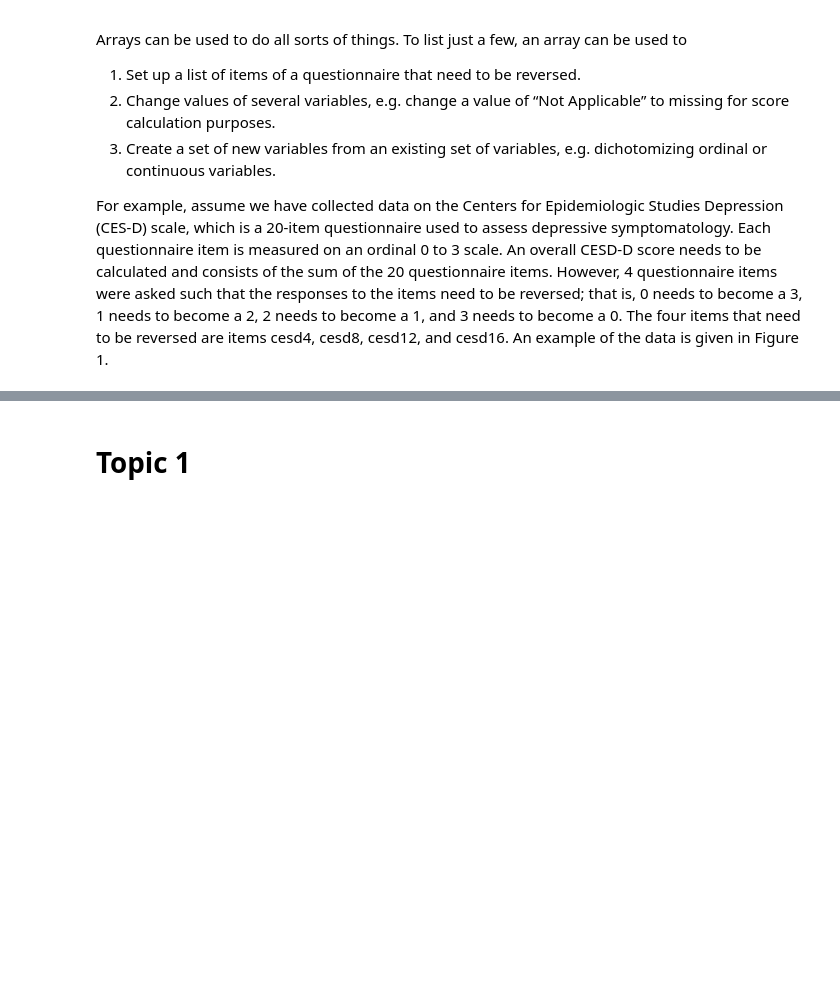
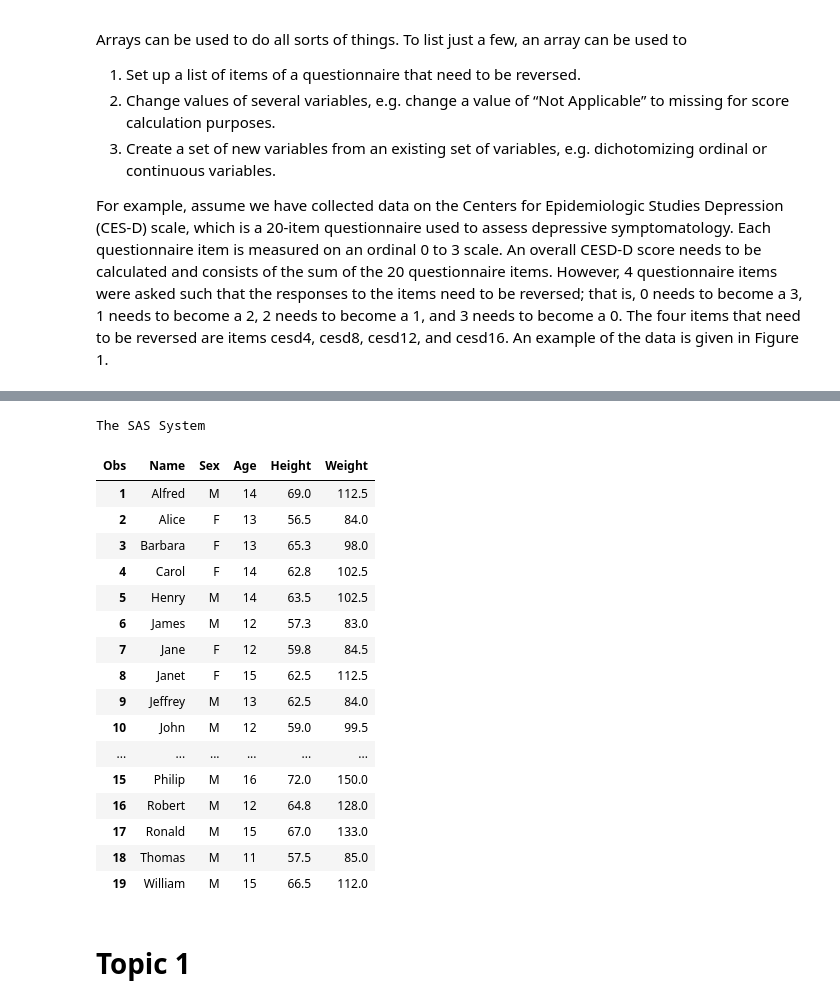
Before and after one commit to jld23/SASGF-ipynb-test, a Jupyter notebook: notebooks/4419-2020.ipynb, the cells around one changed output, grey strips where cells are left out. Drawn from its saved outputs; the diff is of its cells as text; code cells hidden in the pictures; blank space fills up the shorter version.

```diff
--- a/notebooks/4419-2020.ipynb
+++ b/notebooks/4419-2020.ipynb
@@ -252,0 +306,23 @@ same functionality.
+# %%
+/* This code should be removed */
+proc print data=sashelp.class;
+run;
+# %% [output]
+The SAS System
+| Obs | Name | Sex | Age | Height | Weight |
+| 1 | Alfred | M | 14 | 69.0 | 112.5 |
+| 2 | Alice | F | 13 | 56.5 | 84.0 |
+| 3 | Barbara | F | 13 | 65.3 | 98.0 |
+| 4 | Carol | F | 14 | 62.8 | 102.5 |
+| 5 | Henry | M | 14 | 63.5 | 102.5 |
+| 6 | James | M | 12 | 57.3 | 83.0 |
+| 7 | Jane | F | 12 | 59.8 | 84.5 |
+| 8 | Janet | F | 15 | 62.5 | 112.5 |
+| 9 | Jeffrey | M | 13 | 62.5 | 84.0 |
+| 10 | John | M | 12 | 59.0 | 99.5 |
+| ... | ... | ... | ... | ... | ... |
+| 15 | Philip | M | 16 | 72.0 | 150.0 |
+| 16 | Robert | M | 12 | 64.8 | 128.0 |
+| 17 | Ronald | M | 15 | 67.0 | 133.0 |
+| 18 | Thomas | M | 11 | 57.5 | 85.0 |
+| 19 | William | M | 15 | 66.5 | 112.0 |
```
Also changed, not shown: parts of 19 cells of this notebook, 8 other files.
